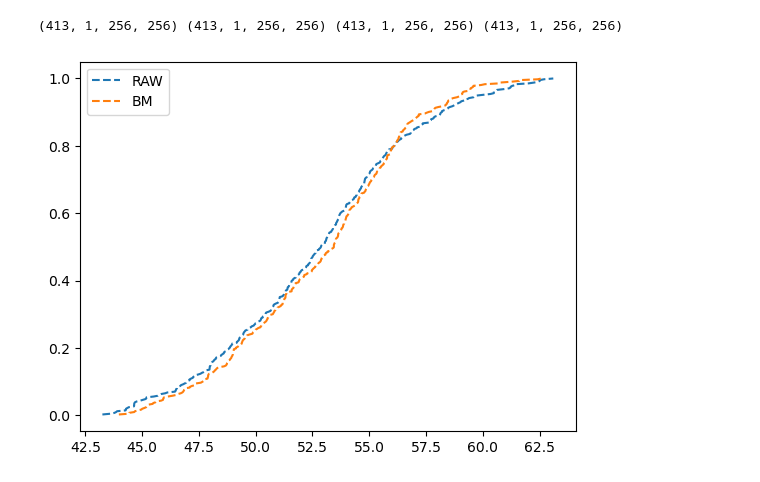
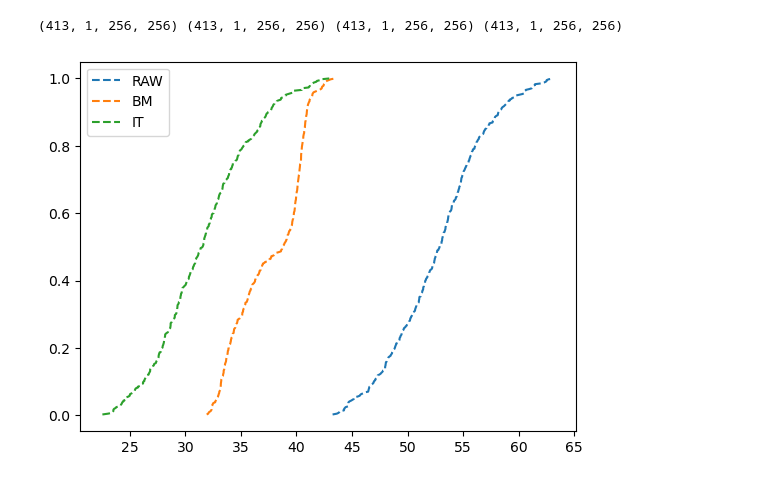
Before and after one commit to smhassanerfani/leap_momentum, a Jupyter notebook: 06-CNN.ipynb, the cells around one changed output. Saved outputs shown, nothing was run; the diff lists cells and outputs as text; code cells hidden in the pictures.

```diff
--- a/06-CNN.ipynb
+++ b/06-CNN.ipynb
@@ -300,9 +281,9 @@ print(inps.shape, tars1.shape, tars2.shape, gens1.shape)
 # %% [output]
 (413, 1, 256, 256) (413, 1, 256, 256) (413, 1, 256, 256) (413, 1, 256, 256)
 # %%
-ECDF(RAW=psnr(inps, tars1), BM=psnr(tars1, gens1))
+ECDF(RAW=psnr(inps, tars1), BM=psnr(tars1, inps - gens1), IT=psnr(tars2, gens1))
 # %% [output]
-[figure, old version]
+[figure, new version]
 # %%
 inps = (inps + 1) / 2
 
```
Also changed, not shown: parts of 7 cells of this notebook.
